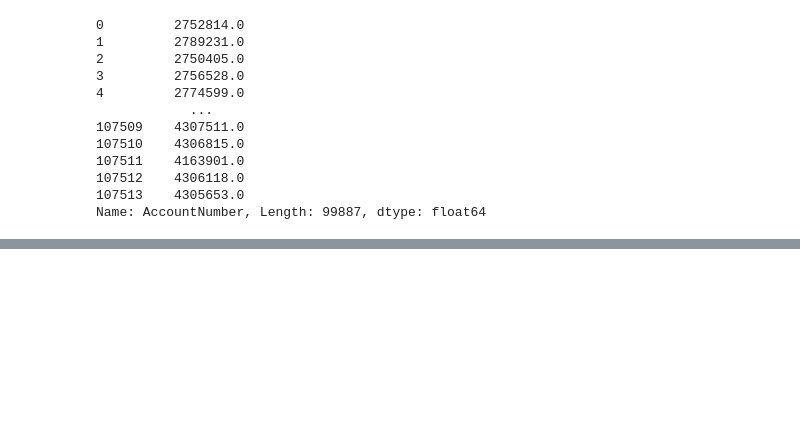
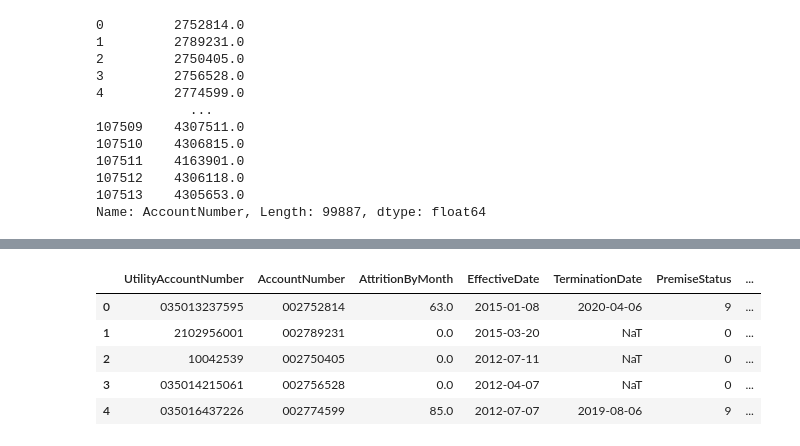
Before and after one commit to Sugithadev/Capstone-Sugi, a Jupyter notebook: Spark Energy Web Churn Prediction - Sugi.ipynb, the cells around one changed output, grey strips where cells are left out. Cells and saved outputs as stored; diff of their text form; code cells hidden in the pictures; blank space fills up the shorter version.

```diff
--- a/Spark Energy Web Churn Prediction - Sugi.ipynb
+++ b/Spark Energy Web Churn Prediction - Sugi.ipynb
@@ -298,0 +360,4 @@ memory usage: 16.0+ MB
+# %%
+# Now do the same for other categorical attributes
+le.fit(df['PremiseType'])
+list(le.classes_)
@@ -298,0 +366,6 @@ memory usage: 16.0+ MB
+# %%
+df['PremiseType'] =le.transform(df['PremiseType'])
+# %%
+# Now do the same for other categorical attributes
+le.fit(df['PremiseStatus'])
+list(le.classes_)
@@ -298,0 +383,2 @@ memory usage: 16.0+ MB
+# %%
+df['PremiseStatus'] =le.transform(df['PremiseStatus'])
@@ -298,0 +405,9 @@ memory usage: 16.0+ MB
+# %%
+df.head()
+# %% [output]
+|  | UtilityAccountNumber | AccountNumber | AttritionByMonth | EffectiveDate | TerminationDate | PremiseStatus | ... |
+| 0 | 035013237595 | 002752814 | 63.0 | 2015-01-08 | 2020-04-06 | 9 | ... |
+| 1 | 2102956001 | 002789231 | 0.0 | 2015-03-20 | NaT | 0 | ... |
+| 2 | 10042539 | 002750405 | 0.0 | 2012-07-11 | NaT | 0 | ... |
+| 3 | 035014215061 | 002756528 | 0.0 | 2012-04-07 | NaT | 0 | ... |
+| 4 | 035016437226 | 002774599 | 85.0 | 2012-07-07 | 2019-08-06 | 9 | ... |
```
Also changed, not shown: parts of 14 cells of this notebook.
